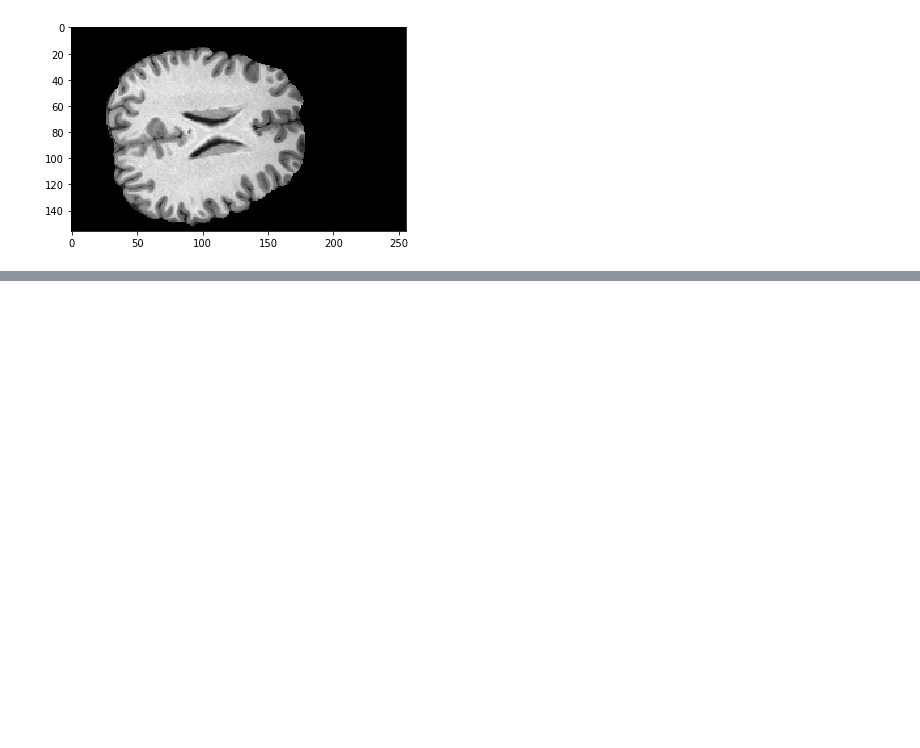
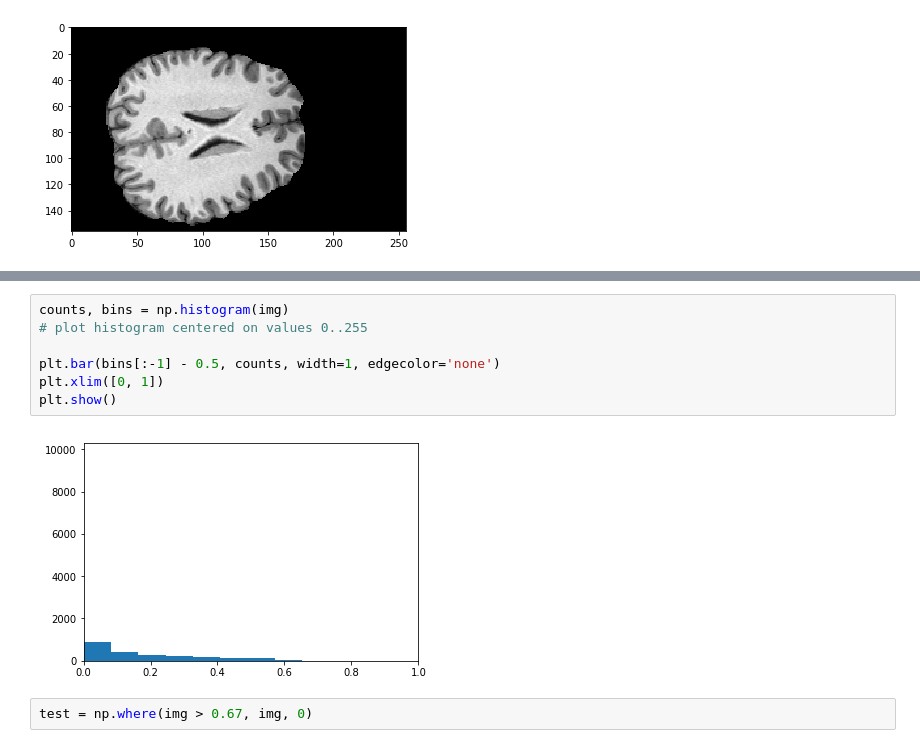
Before and after one commit to nathan-14200/wsbim2243, a Jupyter notebook: wsbim2243 - notebook.ipynb, the cells around one changed output, grey strips where cells are left out. Saved outputs shown, nothing was run; the diff lists cells and outputs as text; blank space fills up the shorter version.

```diff
--- a/wsbim2243 - notebook.ipynb
+++ b/wsbim2243 - notebook.ipynb
@@ -221,0 +257,11 @@ plt.show()
+# %%
+counts, bins = np.histogram(img)
+# plot histogram centered on values 0..255
+
+plt.bar(bins[:-1] - 0.5, counts, width=1, edgecolor='none')
+plt.xlim([0, 1])
+plt.show()
+# %% [output]
+[figure, added]
+# %%
+test = np.where(img > 0.67, img, 0)
```
Also changed, not shown: parts of 30 cells of this notebook, 1 other file.
